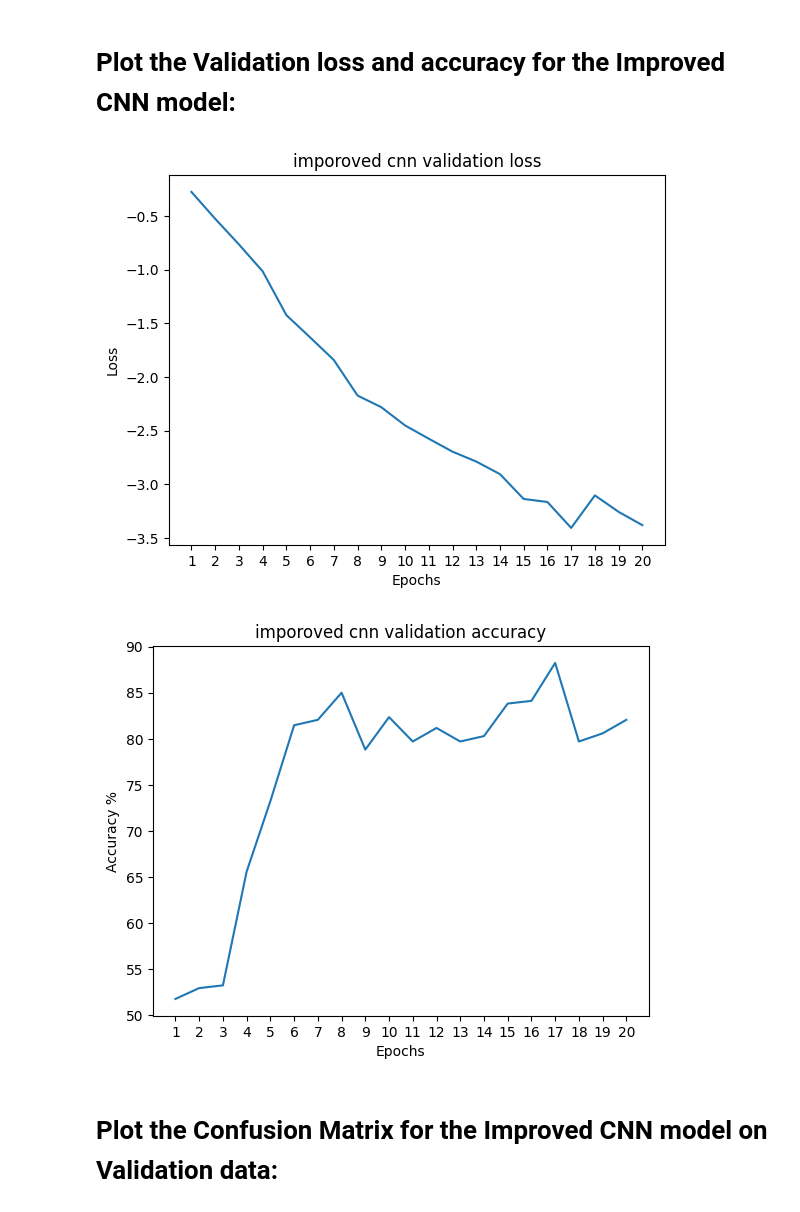
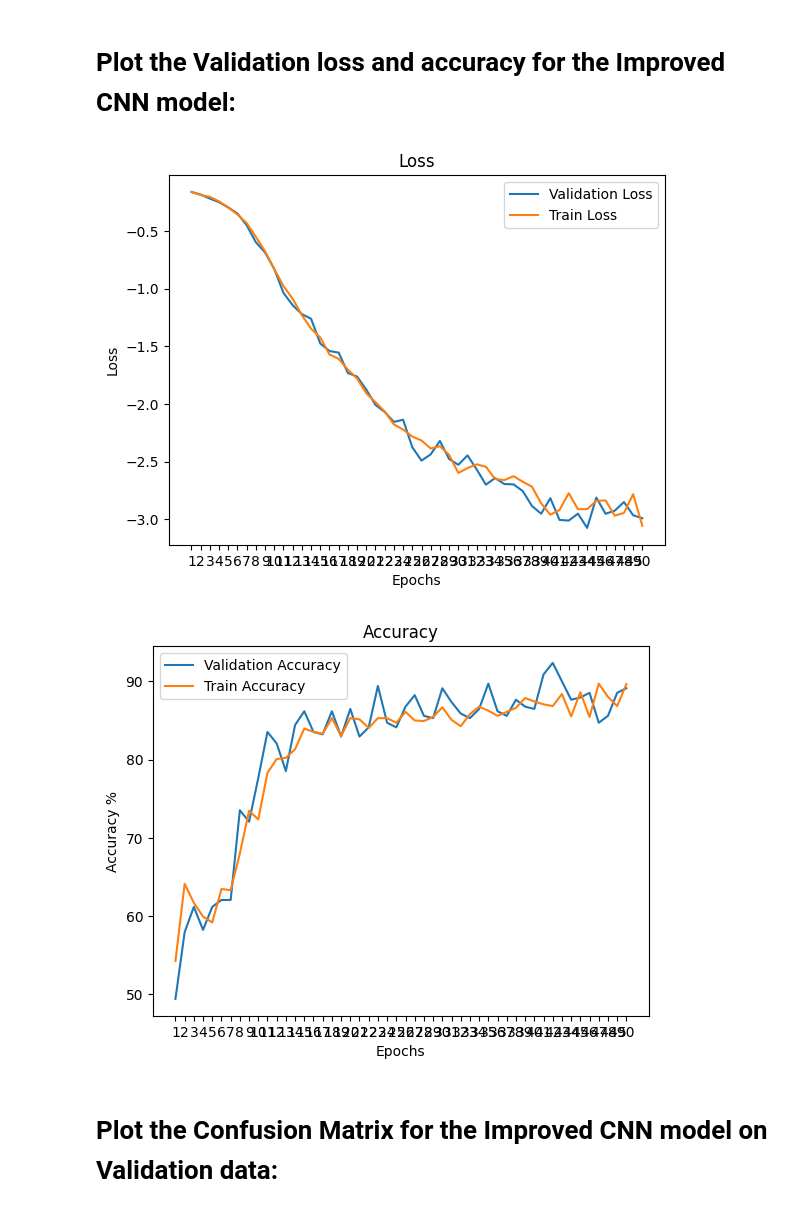
Before and after one commit to karthik-vig/Autoencoder-based-classification, a Jupyter notebook: Nightingale.ipynb, the cells around one changed output. Cells and saved outputs as stored; diff of their text form; code cells hidden in the pictures.

Commit message:
tuned the existing autoencoder based neural network and cnn model.

```diff
--- a/Nightingale.ipynb
+++ b/Nightingale.ipynb
@@ -20,7 +20,7 @@ import matplotlib.pyplot as plt
 # %%
 device = 'cuda' if torch.cuda.is_available() else 'cpu'
 print(device)
-lr_rate = 0.0005
+lr_rate = 0.001
 # %% [output]
 cuda
 # %% [markdown]
@@ -87,12 +90,15 @@ def plot_validation_loss(epoch_no, cnn_validation_loss_list, title):
 # %%
 #plot acc graph for each epoch:
 
-def plot_validation_acc(epoch_no, cnn_validation_acc_list, title):
-    plt.plot([i for i in range(1,epoch_no+1,1)], cnn_validation_acc_list)
+def plot_acc(epoch_no, validation_acc_list, train_acc_list):
+    x_axis_value = [i for i in range(1,epoch_no+1,1)]
+    plt.plot(x_axis_value, validation_acc_list, label='Validation Accuracy')
+    plt.plot(x_axis_value, train_acc_list, label='Train Accuracy')
     plt.xticks(range(1,epoch_no+1,1))
-    plt.title(title)
+    plt.title('Accuracy')
     plt.xlabel('Epochs')
     plt.ylabel('Accuracy %')
+    plt.legend()
     plt.show()
 # %% [markdown]
 # **Function for display the Confusion Matrix:**
@@ -458,6 +484,8 @@ def train_improved_cnn(n_epochs, optimizer, model, device, loss_fn, train_loader
     model = model.to(device)
     validation_loss_list = []
     validation_acc_list = []
+    train_loss_list = []
+    train_acc_list = []
     for epoch in range(1, n_epochs + 1):
         loss_train = 0.0
         for imgs, labels in train_loader:
@@ -472,9 +500,14 @@ def train_improved_cnn(n_epochs, optimizer, model, device, loss_fn, train_loader
         validation_loss, validation_acc = validator(model,
                                                      device,
                                                      validation_dataloader)
+        train_loss, train_acc = validator(model,
+                                          device,
+                                          train_dataloader)
         validation_loss_list.append(validation_loss)
         validation_acc_list.append(validation_acc)
-    return validation_loss_list, validation_acc_list
+        train_loss_list.append(train_loss)
+        train_acc_list.append(train_acc)
+    return validation_loss_list, validation_acc_list, train_loss_list, train_acc_list
 # %% [markdown]
 # **Define a test function for Improved CNN model:**
 # %%
@@ -509,12 +542,12 @@ improved_cnn_model = improved_cnn(autoencoder_model.encoder, 64).to(device)
 improved_cnn_adam_optimizer = optim.Adam(improved_cnn_model.parameters(), lr = lr_rate)
 
 
-improved_cnn_validation_loss_list, improved_cnn_validation_acc_list = train_improved_cnn(20,
-                                                                                         improved_cnn_adam_optimizer,
-                                                                                         improved_cnn_model,
-                                                                                         device,
-                                                                                         cnn_loss_func,
-                                                                                         train_dataloader,
-                                                                                         test_improved_cnn,
-                                                                                         validation_dataloader)
+improved_cnn_validation_loss_list, improved_cnn_validation_acc_list, improved_cnn_train_loss_list, improved_cnn_train_acc_list = train_improved_cnn(50,
+                                                                                                                                                     improved_cnn_adam_optimizer,
+                                                                                                                                                     improved_cnn_model,
+                                                                                                                                                     device,
+                                                                                                                                                     cnn_loss_func,
+                                                                                                                                                     train_dataloader,
+                                                                                                                                                     test_improved_cnn,
+                                                                                                                                                     validation_dataloader)
 # %% [output]
@@ -538,14 +571,14 @@ Test set: Average loss: -3.3788, Accuracy: 279/340 (82%)
 # %% [markdown]
 # **Plot the Validation loss and accuracy for the Improved CNN model:**
 # %%
-#plot cnn validation loss graph:
-plot_validation_loss(20, improved_cnn_validation_loss_list, 'imporoved cnn validation loss')
+#plot improved cnn validation loss graph:
+plot_loss(50, improved_cnn_validation_loss_list, improved_cnn_train_loss_list)
 
-#plot cnn validation acc graph:
-plot_validation_acc(20, improved_cnn_validation_acc_list, 'imporoved cnn validation accuracy')
+#plot improved cnn validation acc graph:
+plot_acc(50, improved_cnn_validation_acc_list, improved_cnn_train_acc_list)
 # %% [output]
-[figure, old version]
+[figure, new version]
-[figure, old version]
+[figure, new version]
 # %% [markdown]
 # **Plot the Confusion Matrix for the Improved CNN model on Validation data:**
 # %%
```
Also changed, not shown: parts of 11 cells of this notebook, 1 other file.
